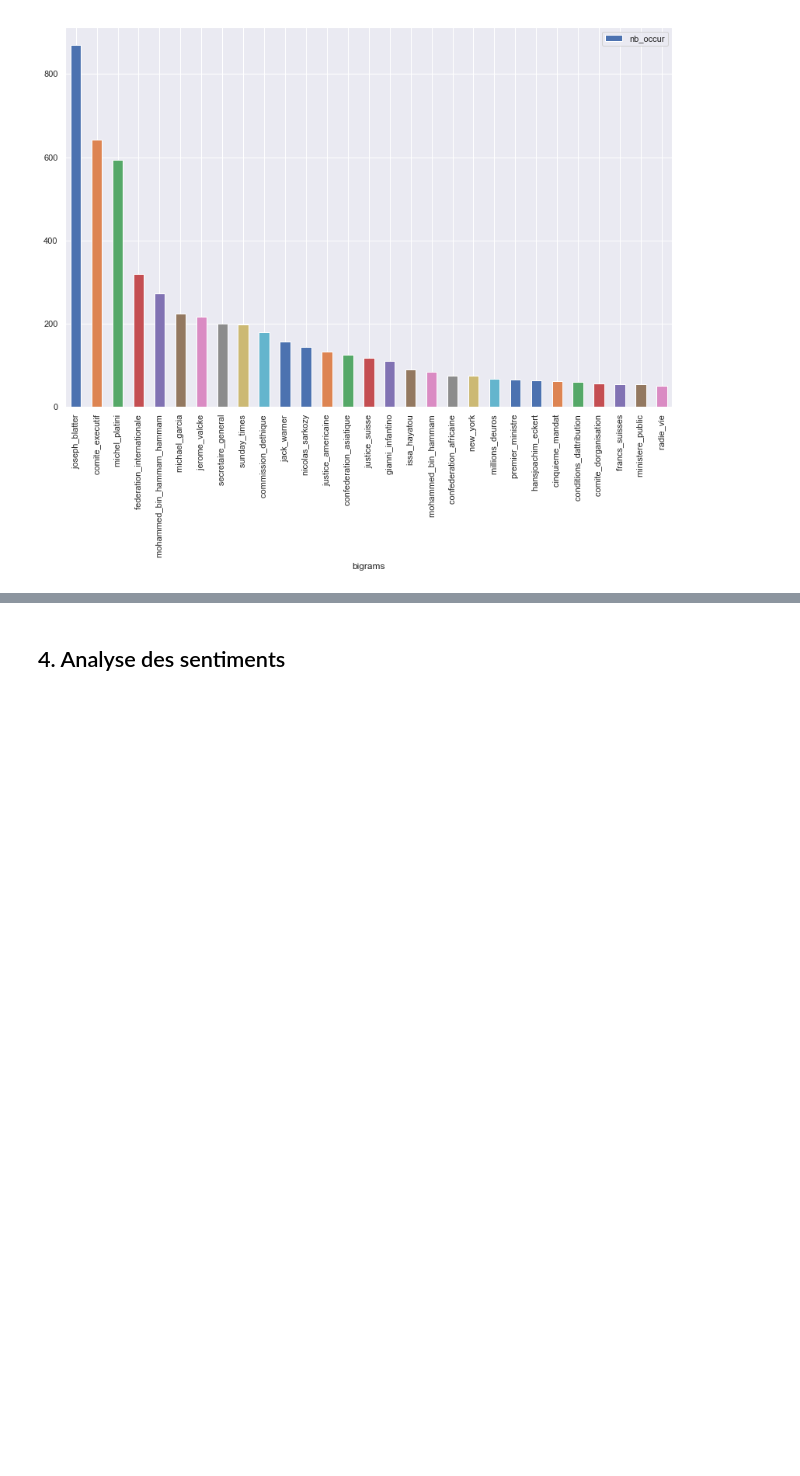
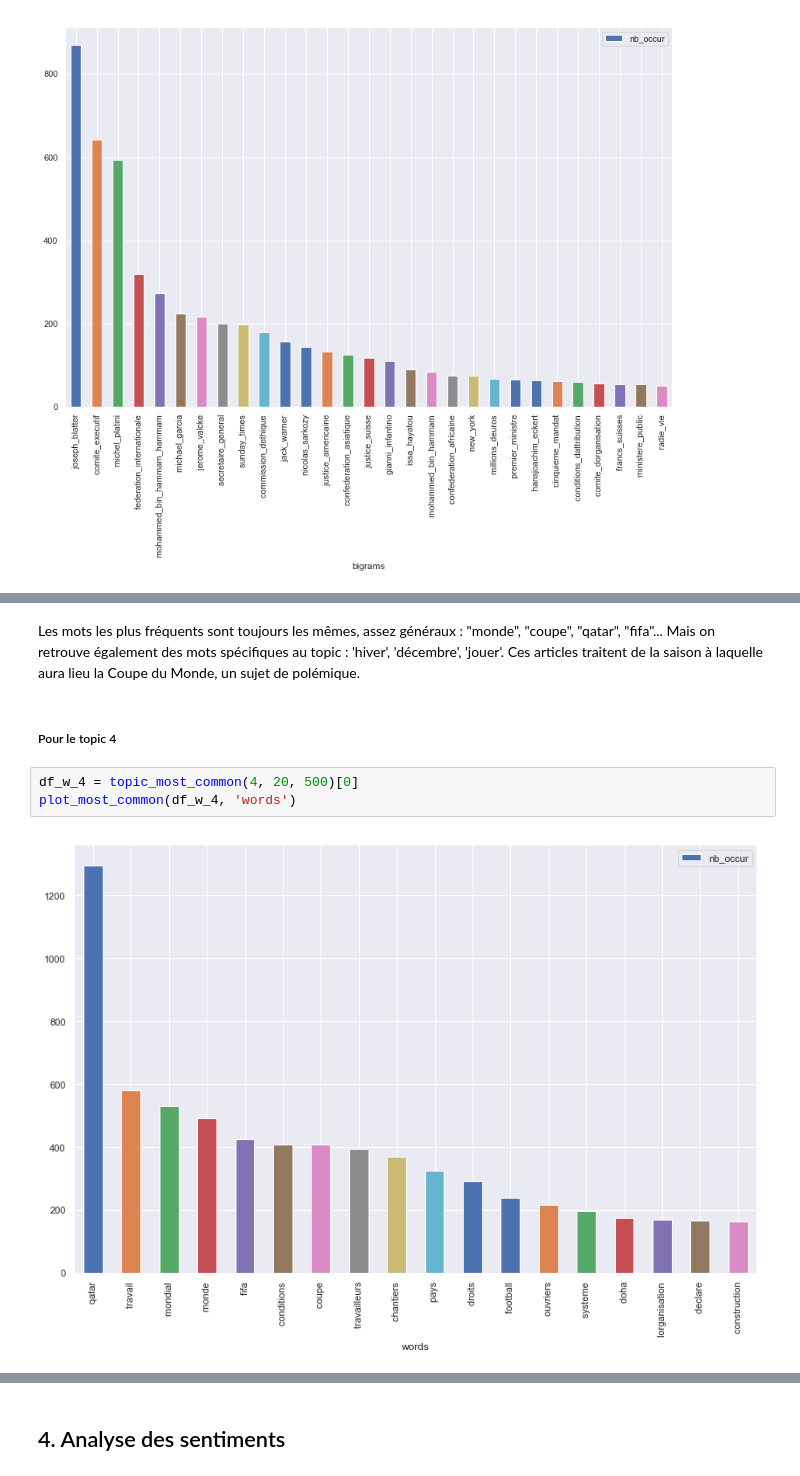
Before and after one commit to EGrandgi/cdm2022qatar, a Jupyter notebook: traitements_donnees/qatar2022_resultats.ipynb, the cells around one changed output, grey strips where cells are left out. Drawn from its saved outputs; the diff is of its cells as text; blank space fills up the shorter version.

```diff
--- a/traitements_donnees/qatar2022_resultats.ipynb
+++ b/traitements_donnees/qatar2022_resultats.ipynb
@@ -299,0 +309,9 @@ wordcloud(df_b_8, 'bigrams')
+# %% [markdown]
+Les mots les plus fréquents sont toujours les mêmes, assez généraux : "monde", "coupe", "qatar", "fifa"... Mais on retrouve également des mots spécifiques au topic : 'hiver', 'décembre', 'jouer'. Ces articles traitent de la saison à laquelle aura lieu la Coupe du Monde, un sujet de polémique.
+# %% [markdown]
+##### Pour le topic 4
+# %%
+df_w_4 = topic_most_common(4, 20, 500)[0]
+plot_most_common(df_w_4, 'words')
+# %% [output]
+[figure, added]
```
Also changed, not shown: parts of 12 cells of this notebook.
